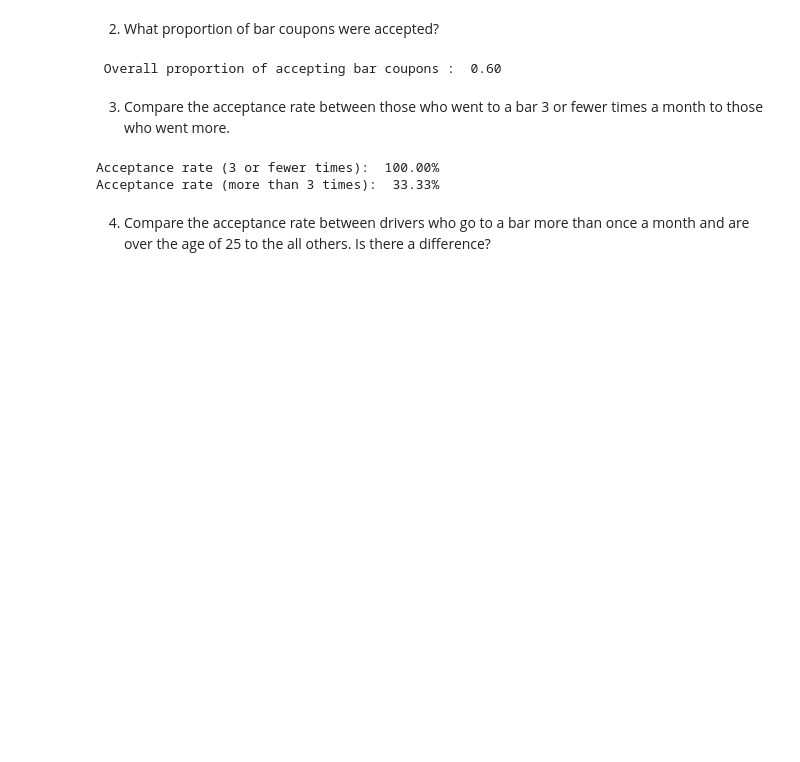
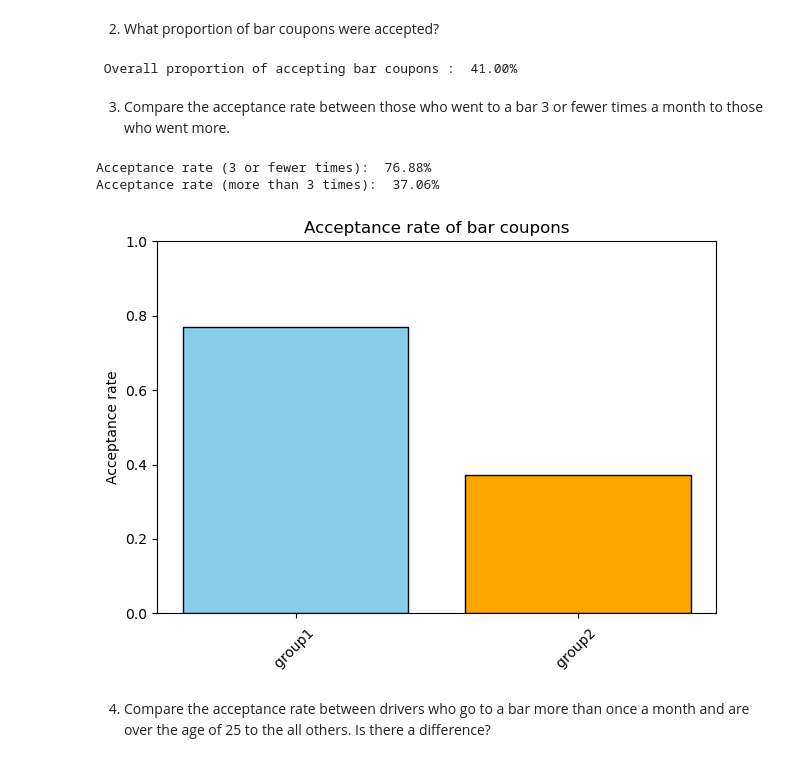
Before and after one commit to resh-re/Project---Amazon, a Jupyter notebook: prompt.ipynb, the cells around one changed output. Drawn from its saved outputs; the diff is of its cells as text; code cells hidden in the pictures; blank space fills up the shorter version.

```diff
--- a/prompt.ipynb
+++ b/prompt.ipynb
@@ -181,35 +196,39 @@ print(bar_coupons_df)
 # %% [markdown]
 2. What proportion of bar coupons were accepted?
-# %%
-data = {
-   'bar_coupon' : ['never', 'less than 1' , '1 to 3' ,'4 to 8' ,'greater than 8' ],
-    'Accepted_coupon_bar' :  [1,0,1,1,0],
-}
-df = pd.DataFrame(data)
-overall_proportion_bar = df['Accepted_coupon_bar'].mean()
-print(f" Overall proportion of accepting bar coupons : {overall_proportion_bar: .2f}")
-# %% [output]
- Overall proportion of accepting bar coupons :  0.60
+# %%
+bar_coupons_df =data[data['coupon'] == 'Bar']
+total_bar_coupons = len(bar_coupons_df)
+accepted_bar_coupons = bar_coupons_df['Y'].sum()
+proportion_accepted_bar_coupons = accepted_bar_coupons/total_bar_coupons
+print(f" Overall proportion of accepting bar coupons : {proportion_accepted_bar_coupons: .2%}")
+# %% [output]
+ Overall proportion of accepting bar coupons :  41.00%
 # %% [markdown]
 3. Compare the acceptance rate between those who went to a bar 3 or fewer times a month to those who went more.
-# %%
-import pandas as pd
-
-data = {
-    "age" : [31, 26,41,46,50],
-    "Went_to_Bar" : [ "0", "< 1" , "1 to 3" ,"4 to 8" ,">8"],
-    "Accepted_coupon" : [1,0,1,1,0]
-}
-
-df = pd.DataFrame(data)
-group1 = df[df["Went_to_Bar"]<= "3"]
-group2 = df[df["Went_to_Bar"]> "3 "]
-acceptance_rate_group1 = group1['Accepted_coupon'].mean()
-acceptance_rate_group2 = group2['Accepted_coupon'].mean()
-print(f"Acceptance rate (3 or fewer times): {acceptance_rate_group1: .2%}")
-print(f"Acceptance rate (more than 3 times): {acceptance_rate_group2: .2%}")
-# %% [output]
-Acceptance rate (3 or fewer times):  100.00%
-Acceptance rate (more than 3 times):  33.33%
+# %%
+bar_coupons_df = data[data['coupon'] == 'Bar']
+group1 = bar_coupons_df[bar_coupons_df['Bar'].isin(['4~8' , 'gt8'])]
+group2 = bar_coupons_df[bar_coupons_df['Bar'].isin(['never' , 'less1' , '1~3'])]
+acceptance_rate_group1 = group1['Y'].mean()
+acceptance_rate_group2 = group2['Y'].mean()
+print(f"Acceptance rate (3 or fewer times): {acceptance_rate_group1: .2%}")
+print(f"Acceptance rate (more than 3 times): {acceptance_rate_group2: .2%}")
+
+acceptance_rates = {
+    "group1 " : acceptance_rate_group1 ,
+    "group2 " : acceptance_rate_group2
+}
+
+plt.bar(acceptance_rates.keys(), acceptance_rates.values() , color =['skyblue' , 'orange'] ,edgecolor = 'black')
+plt.title('Acceptance rate of bar coupons')
+plt.ylabel('Acceptance rate')
+plt.xticks(rotation =45)
+plt.ylim(0,1)
+plt.tight_layout()
+plt.show()
+# %% [output]
+Acceptance rate (3 or fewer times):  76.88%
+Acceptance rate (more than 3 times):  37.06%
+[figure, added]
 # %% [markdown]
 4. Compare the acceptance rate between drivers who go to a bar more than once a month and are over the age of 25 to the all others.  Is there a difference?
```
Also changed, not shown: parts of 19 cells of this notebook.
